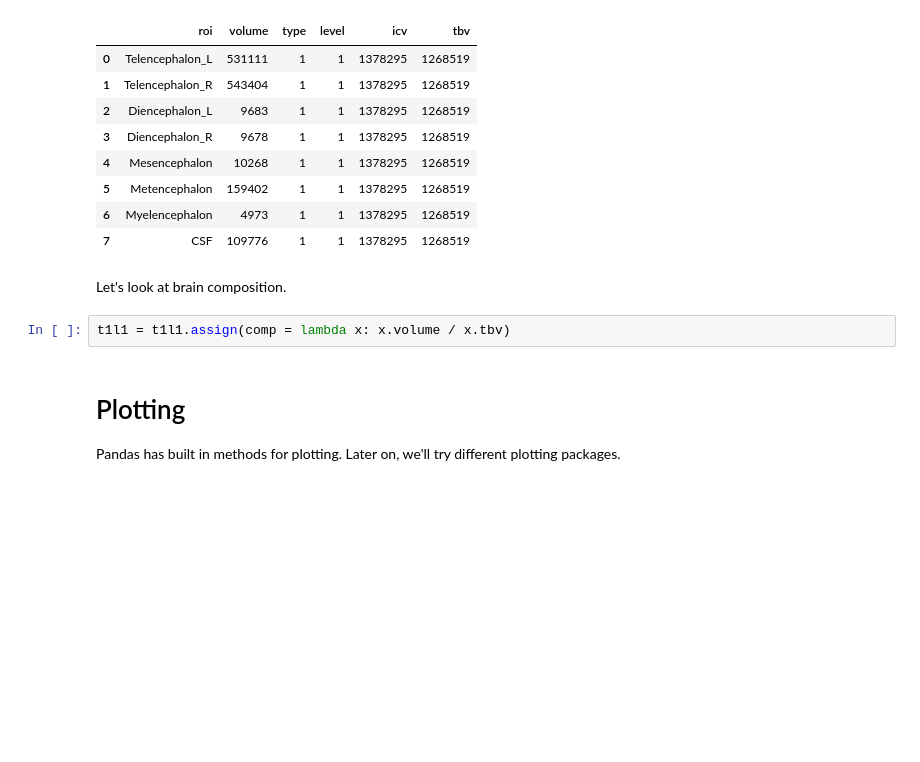
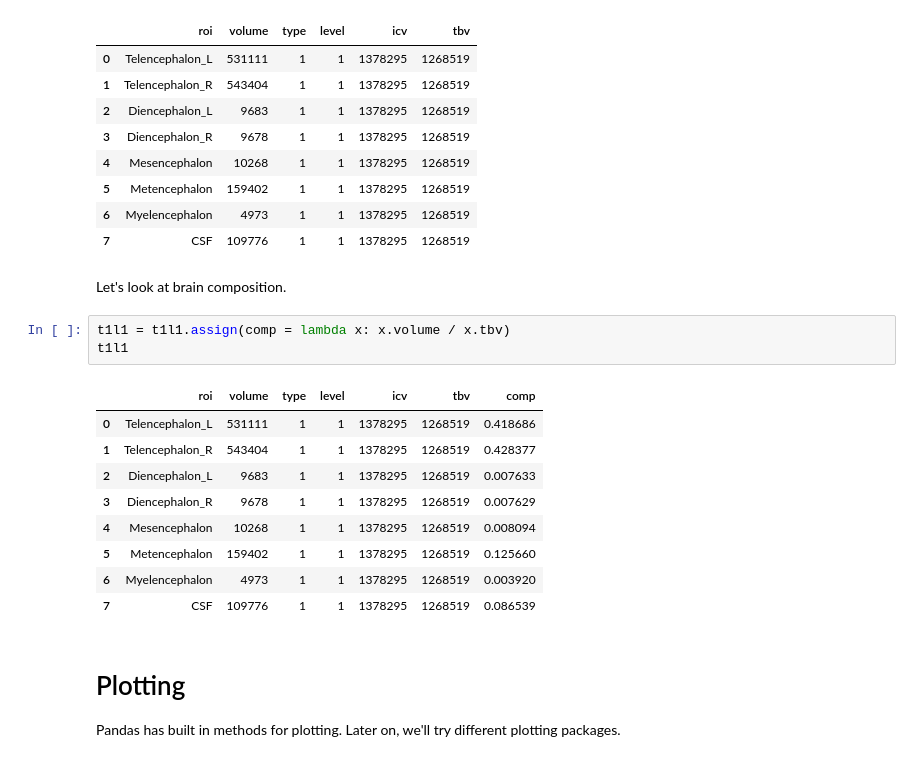
Before and after one commit to bcaffo/ds4bme_intro, a Jupyter notebook: lecture1.ipynb, the cells around one changed output. Cells and saved outputs as stored; diff of their text form; blank space fills up the shorter version.

```diff
--- a/lecture1.ipynb
+++ b/lecture1.ipynb
@@ -111,6 +110,17 @@ t1l1
 Let's look at brain composition.
 # %%
 t1l1 = t1l1.assign(comp = lambda x: x.volume / x.tbv)
+t1l1
+# %% [output]
+|  | roi | volume | type | level | icv | tbv | comp |
+| 0 | Telencephalon_L | 531111 | 1 | 1 | 1378295 | 1268519 | 0.418686 |
+| 1 | Telencephalon_R | 543404 | 1 | 1 | 1378295 | 1268519 | 0.428377 |
+| 2 | Diencephalon_L | 9683 | 1 | 1 | 1378295 | 1268519 | 0.007633 |
+| 3 | Diencephalon_R | 9678 | 1 | 1 | 1378295 | 1268519 | 0.007629 |
+| 4 | Mesencephalon | 10268 | 1 | 1 | 1378295 | 1268519 | 0.008094 |
+| 5 | Metencephalon | 159402 | 1 | 1 | 1378295 | 1268519 | 0.125660 |
+| 6 | Myelencephalon | 4973 | 1 | 1 | 1378295 | 1268519 | 0.003920 |
+| 7 | CSF | 109776 | 1 | 1 | 1378295 | 1268519 | 0.086539 |
 # %% [markdown]
 # Plotting
 
```
Also changed, not shown: parts of 4 cells of this notebook.
